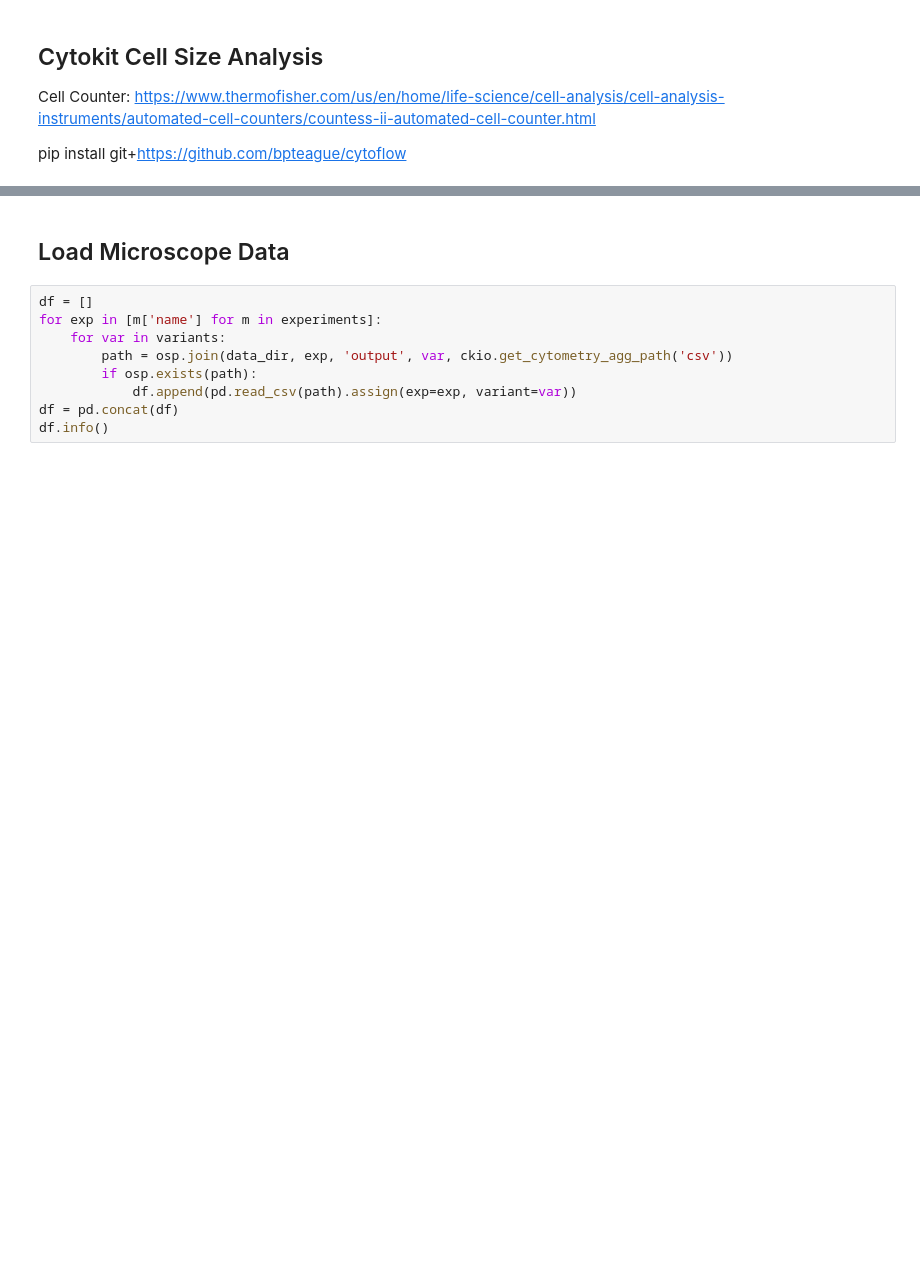
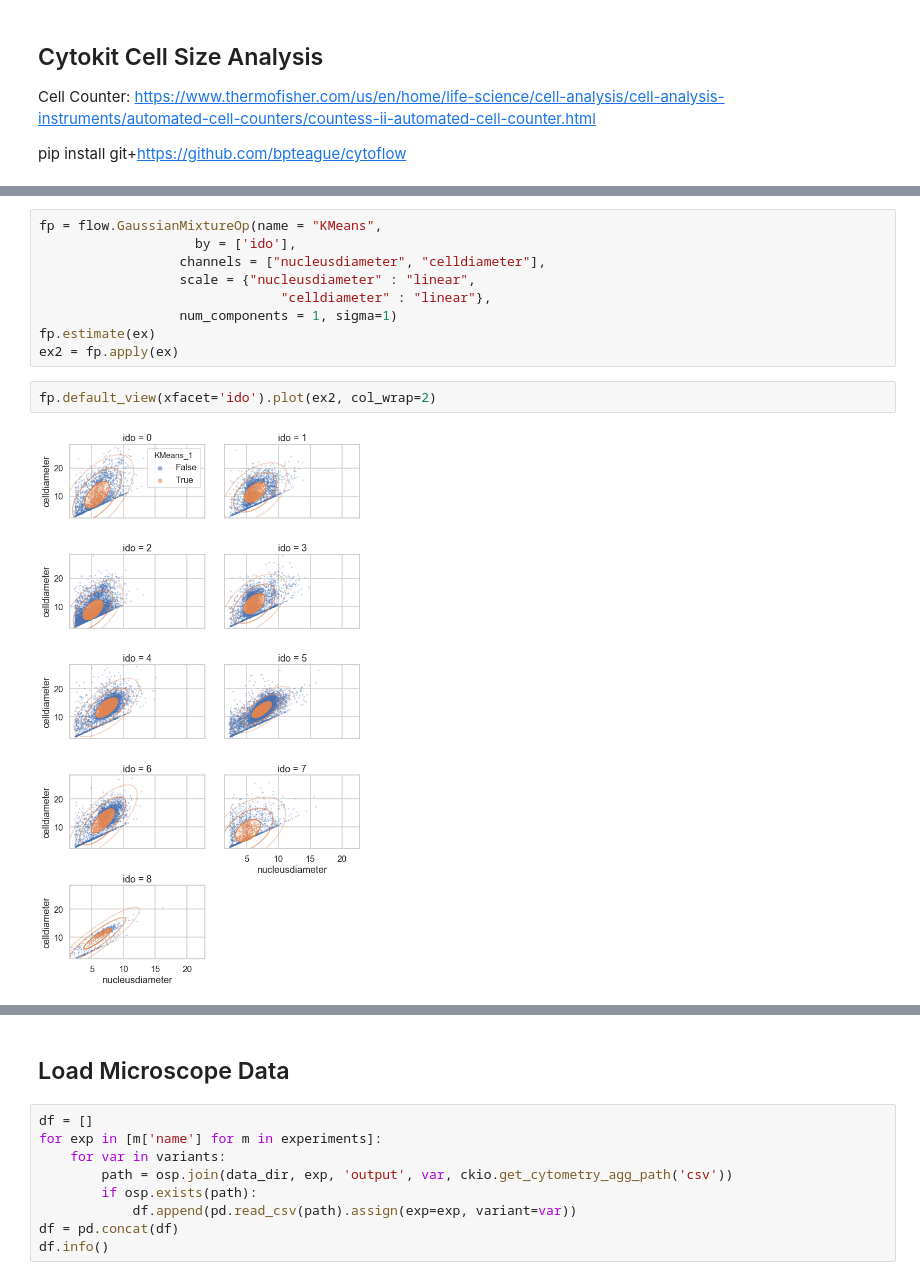
Before and after one commit to hammerlab/cytokit, a Jupyter notebook: pub/analysis/cell-size/analysis2.ipynb, the cells around one changed output, grey strips where cells are left out. Cells and saved outputs as stored; diff of their text form; blank space fills up the shorter version.

```diff
--- a/pub/analysis/cell-size/analysis2.ipynb
+++ b/pub/analysis/cell-size/analysis2.ipynb
@@ -48,0 +70,13 @@ data_dir = osp.join(os.environ['CYTOKIT_DATA_DIR'], 'cytokit', 'cell-size', '201
+# %%
+fp = flow.GaussianMixtureOp(name = "KMeans",
+                    by = ['ido'],
+                  channels = ["nucleusdiameter", "celldiameter"],
+                  scale = {"nucleusdiameter" : "linear",
+                               "celldiameter" : "linear"},
+                  num_components = 1, sigma=1)
+fp.estimate(ex)
+ex2 = fp.apply(ex)
+# %%
+fp.default_view(xfacet='ido').plot(ex2, col_wrap=2)
+# %% [output]
+[figure, added]
```
Also changed, not shown: parts of 9 cells of this notebook, 6 other files.
